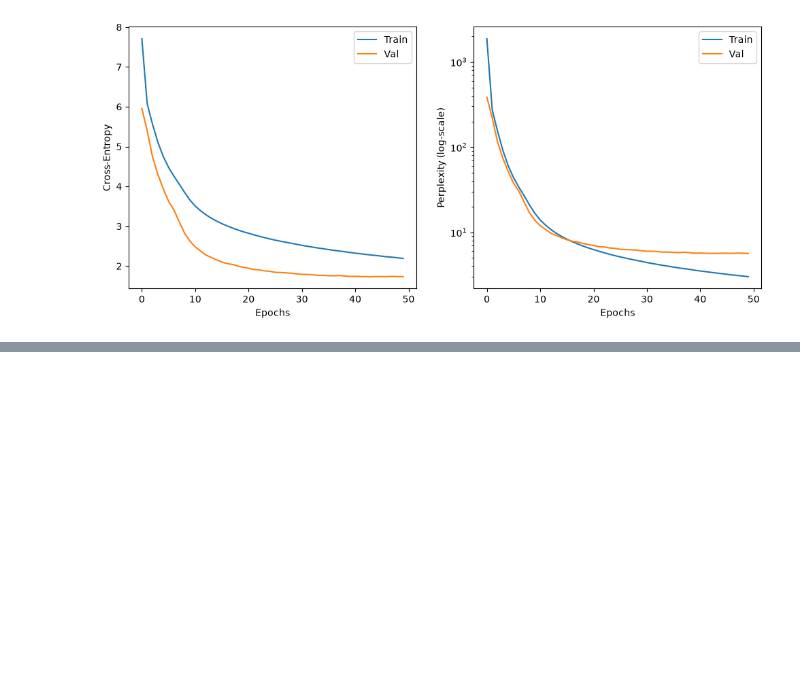
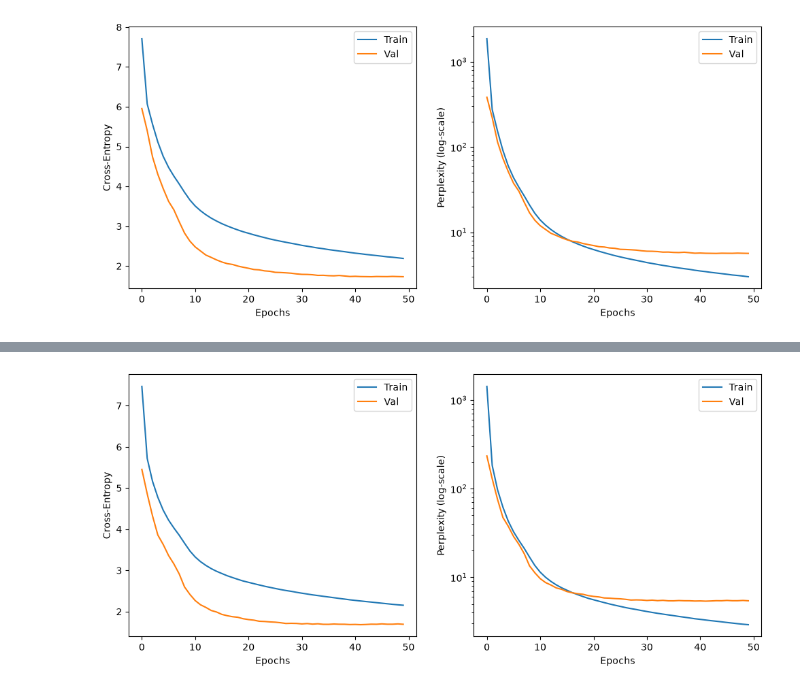
Before and after one commit to raphaelsenn/neural-machine-translation, a Jupyter notebook: plots.ipynb, the cells around one changed output, grey strips where cells are left out. Saved outputs shown, nothing was run; the diff lists cells and outputs as text; code cells hidden in the pictures; blank space fills up the shorter version.

```diff
--- a/plots.ipynb
+++ b/plots.ipynb
@@ -4,7 +4,7 @@
 import pandas as pd
 import matplotlib.pyplot as plt
 # %%
-csv_file = "report-48.2M-params.csv"
+csv_file = "report-en2de-48.2M-params.csv"
 data = pd.read_csv(csv_file)
 data.head()
 # %% [output]
@@ -39,3 +39,7 @@ for key, val in ppl_columns.items():
 plt.show()
 # %% [output]
 [figure]
+# %%
+csv_file = "report-de2en-48.2M-params.csv"
+data = pd.read_csv(csv_file)
+data.head()
@@ -41,0 +53,25 @@ plt.show()
+# %%
+fix, axes = plt.subplots(ncols=2, figsize=(12, 5))
+axes = axes.flatten()
+
+
+loss_columns = {"Train": "train_loss", "Val": "val_loss"}
+ppl_columns = {"Train": "train_perplexity", "Val": "val_perplexity"}
+
+x = list(range(len(data)))
+for key, val in loss_columns.items():
+    axes[0].plot(x, data[val], label=key)
+    axes[0].set_xlabel("Epochs")
+    axes[0].set_ylabel("Cross-Entropy")
+    axes[0].legend()
+
+for key, val in ppl_columns.items():
+    axes[1].plot(x, data[val], label=key)
+    axes[1].set_yscale("log")
+    axes[1].set_xlabel("Epochs")
+    axes[1].set_ylabel("Perplexity (log-scale)")
+    axes[1].legend()
+
+plt.show()
+# %% [output]
+[figure, added]
```
Also changed, not shown: parts of 1 cell of this notebook, 12 other files.
